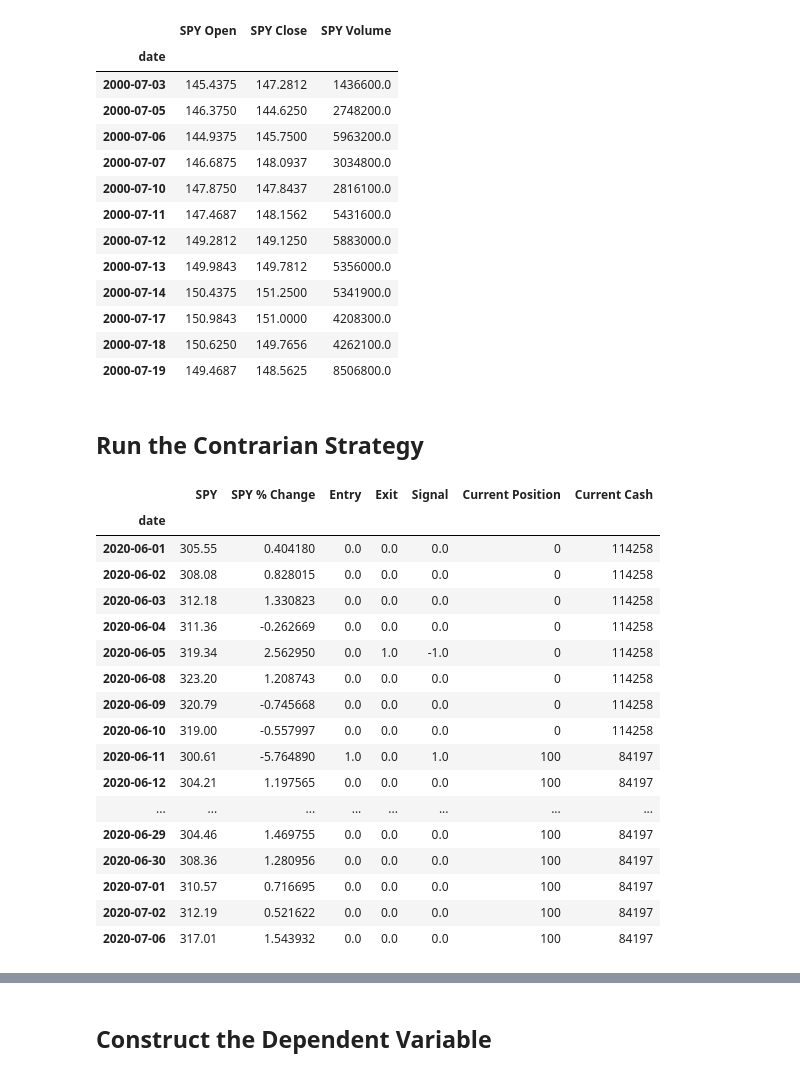
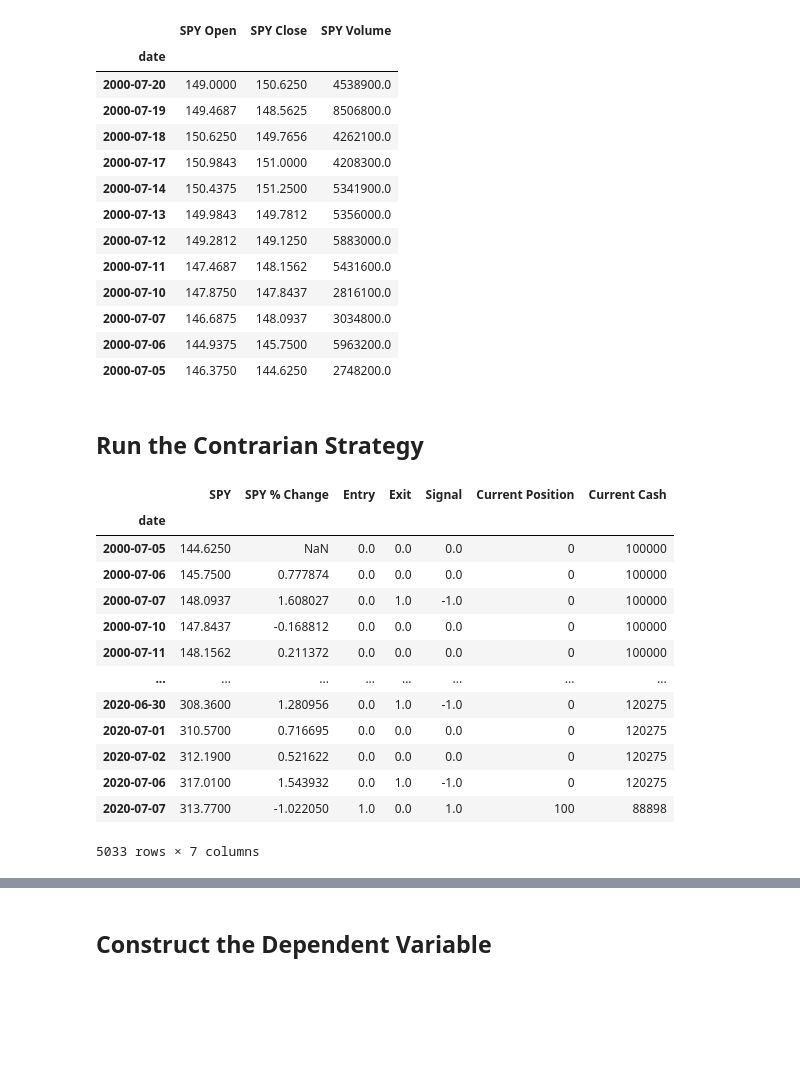
Before and after one commit to Akstiner96/Project_2_dream_team, a Jupyter notebook: ml_model.ipynb, the cells around one changed output, grey strips where cells are left out. Saved outputs shown, nothing was run; the diff lists cells and outputs as text; code cells hidden in the pictures; blank space fills up the shorter version.

```diff
--- a/ml_model.ipynb
+++ b/ml_model.ipynb
@@ -6,20 +8,20 @@ from stock_pull import*
 # %%
-cleaned.head(12)
+cleaned.tail(12)
 # %% [output]
 |  | SPY Open | SPY Close | SPY Volume |
 | date |  |  |  |
-| 2000-07-03 | 145.4375 | 147.2812 | 1436600.0 |
+| 2000-07-20 | 149.0000 | 150.6250 | 4538900.0 |
+| 2000-07-19 | 149.4687 | 148.5625 | 8506800.0 |
+| 2000-07-18 | 150.6250 | 149.7656 | 4262100.0 |
+| 2000-07-17 | 150.9843 | 151.0000 | 4208300.0 |
+| 2000-07-14 | 150.4375 | 151.2500 | 5341900.0 |
+| 2000-07-13 | 149.9843 | 149.7812 | 5356000.0 |
+| 2000-07-12 | 149.2812 | 149.1250 | 5883000.0 |
+| 2000-07-11 | 147.4687 | 148.1562 | 5431600.0 |
+| 2000-07-10 | 147.8750 | 147.8437 | 2816100.0 |
+| 2000-07-07 | 146.6875 | 148.0937 | 3034800.0 |
+| 2000-07-06 | 144.9375 | 145.7500 | 5963200.0 |
 | 2000-07-05 | 146.3750 | 144.6250 | 2748200.0 |
-| 2000-07-06 | 144.9375 | 145.7500 | 5963200.0 |
-| 2000-07-07 | 146.6875 | 148.0937 | 3034800.0 |
-| 2000-07-10 | 147.8750 | 147.8437 | 2816100.0 |
-| 2000-07-11 | 147.4687 | 148.1562 | 5431600.0 |
-| 2000-07-12 | 149.2812 | 149.1250 | 5883000.0 |
-| 2000-07-13 | 149.9843 | 149.7812 | 5356000.0 |
-| 2000-07-14 | 150.4375 | 151.2500 | 5341900.0 |
-| 2000-07-17 | 150.9843 | 151.0000 | 4208300.0 |
-| 2000-07-18 | 150.6250 | 149.7656 | 4262100.0 |
-| 2000-07-19 | 149.4687 | 148.5625 | 8506800.0 |
 # %% [markdown]
 ## Run the Contrarian Strategy
 # %%
@@ -43,9 +45,9 @@ def strategy(cleaned):
 
 #     init an entry signal as 0.0 to use as it loops over the data
     df['Entry'] = 0.0
-    df['Entry'] = np.where(df['SPY % Change'] <= -2.0, 1.0, 0.0)
+    df['Entry'] = np.where(df['SPY % Change'] <= -1.0, 1.0, 0.0)
     df['Exit'] = 0.0
-    df['Exit'] = np.where(df['SPY % Change'] >= 2.0, 1.0, 0.0)
+    df['Exit'] = np.where(df['SPY % Change'] >= 1.0, 1.0, 0.0)
     df['Signal'] = df['Entry'] - df['Exit']
     return df
 
@@ -74,47 +76,43 @@ def backtest(strat):
         elif bt.at[i, 'Signal'] == -1 and current_pos != 0:
             current_pos = 0
             cash = cash + (bt.at[i, 'SPY']*100)
             bt.at[i, 'Current Position'] = current_pos
             bt.at[i, 'Current Cash'] = cash
 
         elif bt.at[i, 'Signal'] == -1 and current_pos == 0:
             current_pos = current_pos
             cash = cash
             bt.at[i, 'Current Position'] = current_pos
             bt.at[i, 'Current Cash'] = cash
 
         elif bt.at[i, 'Signal'] == 0 and current_pos != 0:
             current_pos = current_pos
             cash = cash
             bt.at[i, 'Current Position'] = current_pos
             bt.at[i, 'Current Cash'] = cash
         elif bt.at[i, 'Signal'] == 0 and current_pos == 0:
             current_pos = 0
             cash = cash
             bt.at[i, 'Current Position'] = current_pos
             bt.at[i, 'Current Cash'] = cash
 
     return backtest_df
 
 strat = strategy(cleaned)
 bt = backtest(strat)
-bt.tail(25)
+bt
 # %% [output]
 |  | SPY | SPY % Change | Entry | Exit | Signal | Current Position | Current Cash |
 | date |  |  |  |  |  |  |  |
-| 2020-06-01 | 305.55 | 0.404180 | 0.0 | 0.0 | 0.0 | 0 | 114258 |
-| 2020-06-02 | 308.08 | 0.828015 | 0.0 | 0.0 | 0.0 | 0 | 114258 |
-| 2020-06-03 | 312.18 | 1.330823 | 0.0 | 0.0 | 0.0 | 0 | 114258 |
-| 2020-06-04 | 311.36 | -0.262669 | 0.0 | 0.0 | 0.0 | 0 | 114258 |
-| 2020-06-05 | 319.34 | 2.562950 | 0.0 | 1.0 | -1.0 | 0 | 114258 |
-| 2020-06-08 | 323.20 | 1.208743 | 0.0 | 0.0 | 0.0 | 0 | 114258 |
-| 2020-06-09 | 320.79 | -0.745668 | 0.0 | 0.0 | 0.0 | 0 | 114258 |
-| 2020-06-10 | 319.00 | -0.557997 | 0.0 | 0.0 | 0.0 | 0 | 114258 |
-| 2020-06-11 | 300.61 | -5.764890 | 1.0 | 0.0 | 1.0 | 100 | 84197 |
-| 2020-06-12 | 304.21 | 1.197565 | 0.0 | 0.0 | 0.0 | 100 | 84197 |
+| 2000-07-05 | 144.6250 | NaN | 0.0 | 0.0 | 0.0 | 0 | 100000 |
+| 2000-07-06 | 145.7500 | 0.777874 | 0.0 | 0.0 | 0.0 | 0 | 100000 |
+| 2000-07-07 | 148.0937 | 1.608027 | 0.0 | 1.0 | -1.0 | 0 | 100000 |
+| 2000-07-10 | 147.8437 | -0.168812 | 0.0 | 0.0 | 0.0 | 0 | 100000 |
+| 2000-07-11 | 148.1562 | 0.211372 | 0.0 | 0.0 | 0.0 | 0 | 100000 |
 | ... | ... | ... | ... | ... | ... | ... | ... |
-| 2020-06-29 | 304.46 | 1.469755 | 0.0 | 0.0 | 0.0 | 100 | 84197 |
-| 2020-06-30 | 308.36 | 1.280956 | 0.0 | 0.0 | 0.0 | 100 | 84197 |
-| 2020-07-01 | 310.57 | 0.716695 | 0.0 | 0.0 | 0.0 | 100 | 84197 |
-| 2020-07-02 | 312.19 | 0.521622 | 0.0 | 0.0 | 0.0 | 100 | 84197 |
-| 2020-07-06 | 317.01 | 1.543932 | 0.0 | 0.0 | 0.0 | 100 | 84197 |
+| 2020-06-30 | 308.3600 | 1.280956 | 0.0 | 1.0 | -1.0 | 0 | 120275 |
+| 2020-07-01 | 310.5700 | 0.716695 | 0.0 | 0.0 | 0.0 | 0 | 120275 |
+| 2020-07-02 | 312.1900 | 0.521622 | 0.0 | 0.0 | 0.0 | 0 | 120275 |
+| 2020-07-06 | 317.0100 | 1.543932 | 0.0 | 1.0 | -1.0 | 0 | 120275 |
+| 2020-07-07 | 313.7700 | -1.022050 | 1.0 | 0.0 | 1.0 | 100 | 88898 |
+5033 rows × 7 columns
```
Also changed, not shown: parts of 18 cells of this notebook, 2 other files.
